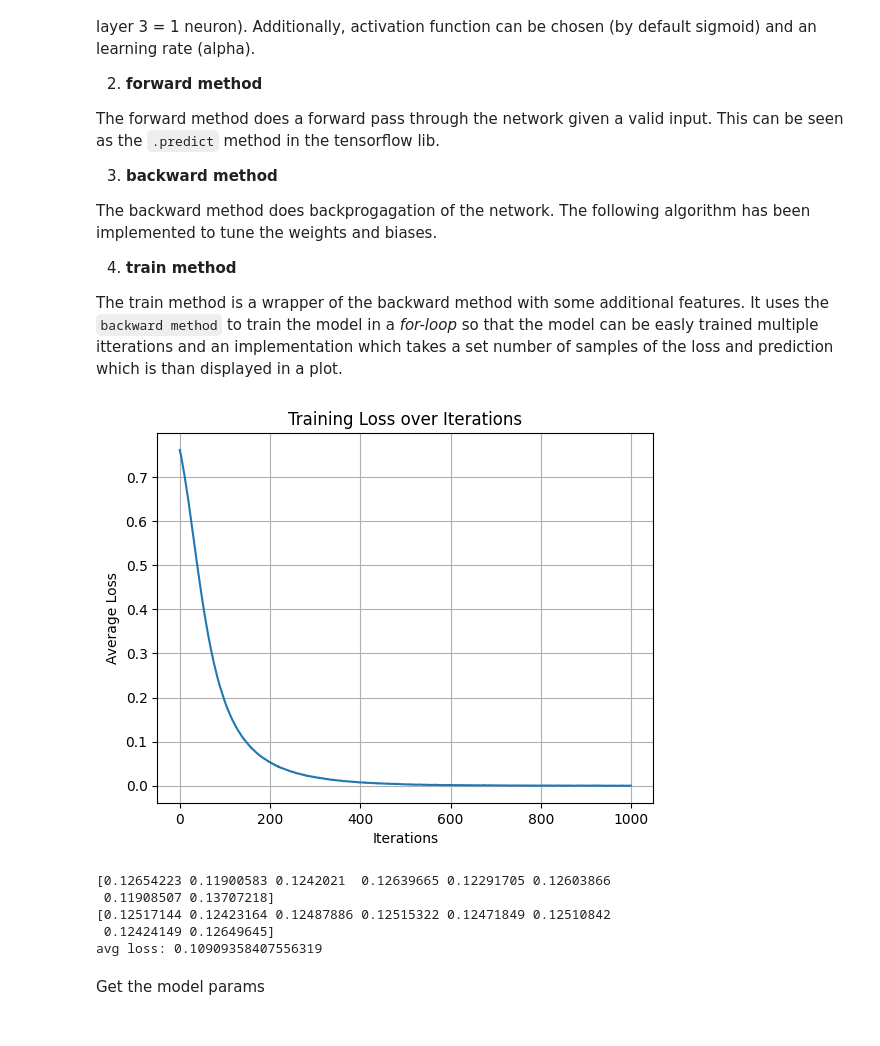
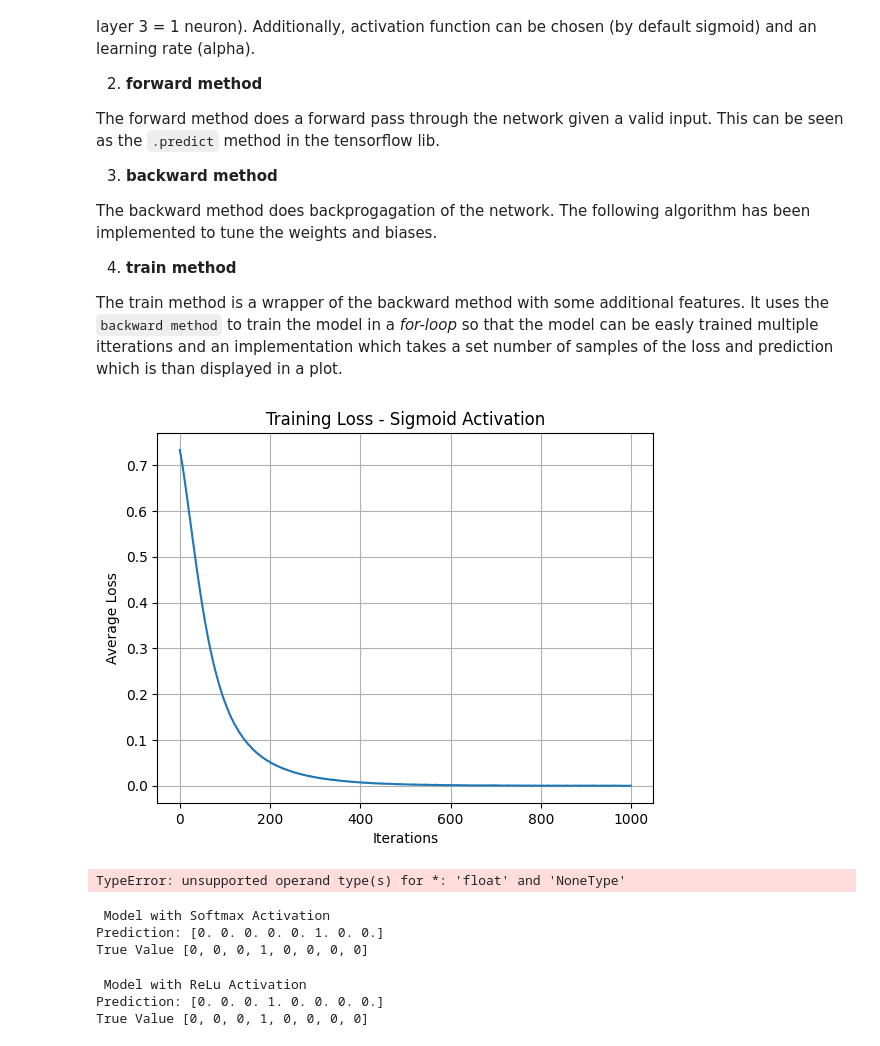
Before and after one commit to SvenHockers/Implementing-Backpropagation, a Jupyter notebook: NN.ipynb, the cells around one changed output. Saved outputs shown, nothing was run; the diff lists cells and outputs as text; code cells hidden in the pictures.

Commit message:
Dynamic name of activation func

```diff
--- a/NN.ipynb
+++ b/NN.ipynb
@@ -10,6 +10,9 @@ import matplotlib.pyplot as plt # Used to display the training loss / itteration
 import random       # Used to randomly move through the training set
 
 class SigmoidActivation:
+    def getName() -> str:
+        return "Sigmoid"
+
     @staticmethod
     def forward(input) -> np.array:
         ex = np.exp(input)
@@ -21,6 +24,9 @@ class SigmoidActivation:
         return sigmoid * (1 - sigmoid)
 
 class TanhActivation:
+    def getName() -> str:
+        return "Tanh"
+
     @staticmethod
     def forward(input) -> np.array:
         ex = np.exp(input)
@@ -33,6 +39,9 @@ class TanhActivation:
         return None # not implemented yet
 
 class ReLU:
+    def getName() -> str:
+        return "ReLu"
+
     @staticmethod
     def forward(input) -> np.array:
         return np.maximum(0, input)
@@ -139,6 +148,12 @@ class FFN:
         for layer in self.layers:
             activation = layer.compute(activation, self.activation)
         return activation
+
+    def predict(self, input: list[float]) -> list[float]:
+        activation = input
+        for layer in self.layers:
+            activation = layer.compute(activation, self.activation)
+        return argmax(softmax(activation))
 
     def backward(self, input: list[float], y_true: list[float]) -> None:
         store_impulse = [input]
@@ -193,7 +208,7 @@ class FFN:
             plt.plot(range(max_itterations), losses)
             plt.xlabel("Iterations")
             plt.ylabel("Average Loss")
-            plt.title("Training Loss over Iterations")
+            plt.title(f"Training Loss - {self.activation.getName()} Activation")
             plt.grid()
             plt.show()
 # %%
@@ -214,26 +229,42 @@ yTrain =[[1, 0, 0, 0, 0, 0, 0, 0],
         [0, 0, 0, 0, 0, 1, 0, 0],
         [0, 0, 0, 0, 0, 0, 1, 0],
         [0, 0, 0, 0, 0, 0, 0, 1]]
-
-
-Network_ = FFN([8, 3, 8], alpha=0.01)
-Network_.train(X=xTrain, y=yTrain, max_itterations=1000)
-# %% [output]
-[figure, removed]
+# %%
+# sigmoid
+sigmoidModel = FFN([8, 3, 8], alpha=0.01)
+sigmoidModel.train(X=xTrain, y=yTrain, max_itterations=1000)
+
+# Tanh
+tanhModel = FFN([8, 3, 8], activation="tanh", alpha=0.01)
+tanhModel.train(X=xTrain, y=yTrain, max_itterations=250)
+
+# ReLu
+reluModel = FFN([8, 3, 8], activation="relu", alpha=0.0001)
+reluModel.train(xTrain, yTrain, max_itterations=500)
+# %% [output]
+[figure, added]
+TypeError: unsupported operand type(s) for *: 'float' and 'NoneType'
 # %%
 xTest = [0, 0, 0, 1, 0, 0, 0, 0]
-yPred = Network_.forward(xTest)
 
-print(yPred)
-print(softmax(yPred)) # This should be equal to xTest
-print(f"avg loss: {calculateLoss(yPred, xTest)}")
+Prediction = Network_.predict(xTest)
+
+print("\033[1m Model with Softmax Activation \033[0m")
+print(f"Prediction: {Prediction}")
+print(f"True Value {xTest}")
 # %% [output]
-[0.12654223 0.11900583 0.1242021  0.12639665 0.12291705 0.12603866
- 0.11908507 0.13707218]
-[0.12517144 0.12423164 0.12487886 0.12515322 0.12471849 0.12510842
- 0.12424149 0.12649645]
-avg loss: 0.10909358407556319
+ Model with Softmax Activation
+Prediction: [0. 0. 0. 0. 0. 1. 0. 0.]
+True Value [0, 0, 0, 1, 0, 0, 0, 0]
-# %% [markdown]
-Get the model params
+# %%
+Prediction = RELUActivation.predict(xTest)
+
+print("\033[1m Model with ReLu Activation \033[0m")
+print(f"Prediction: {Prediction}")
+print(f"True Value {xTest}")
+# %% [output]
+ Model with ReLu Activation
+Prediction: [0. 0. 0. 1. 0. 0. 0. 0.]
+True Value [0, 0, 0, 1, 0, 0, 0, 0]
 # %%
 Network_.displayModel()
```
Also changed, not shown: parts of 2 cells of this notebook.
